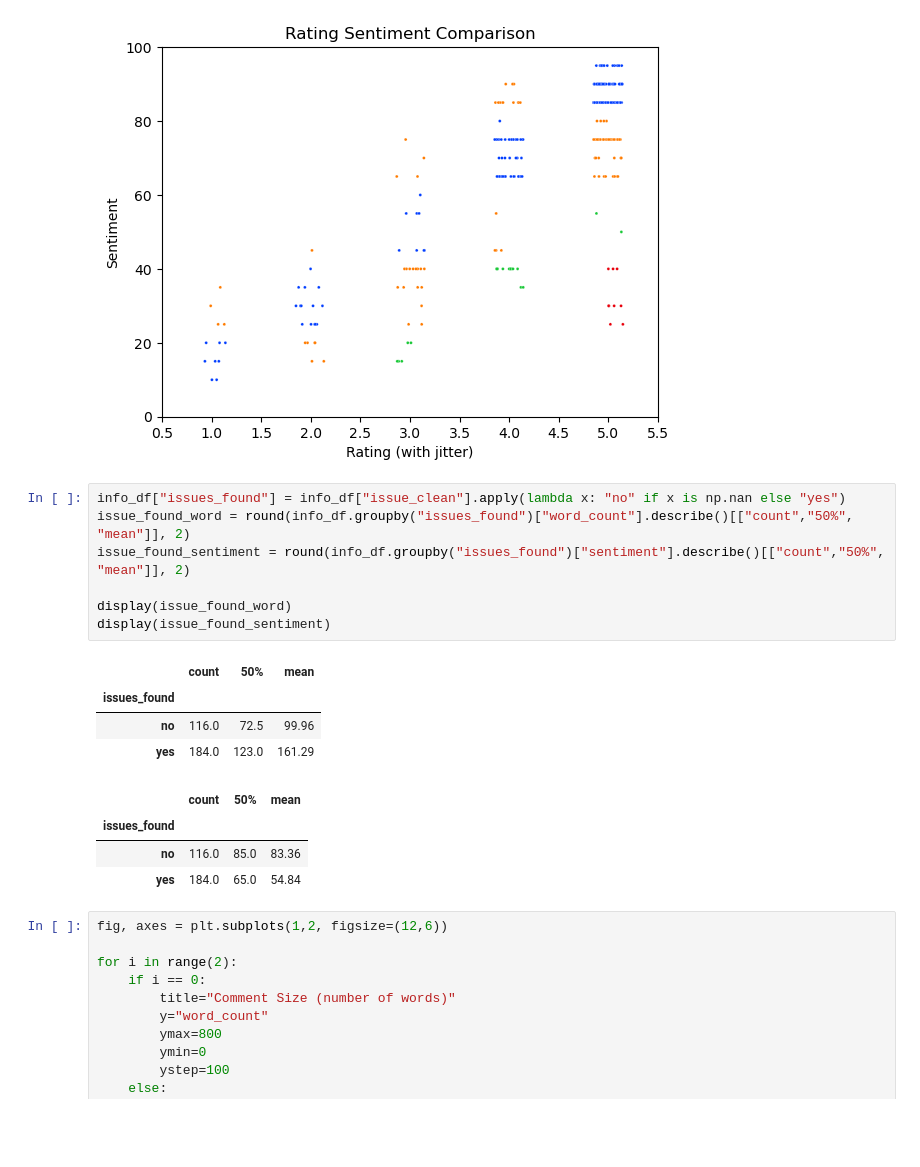
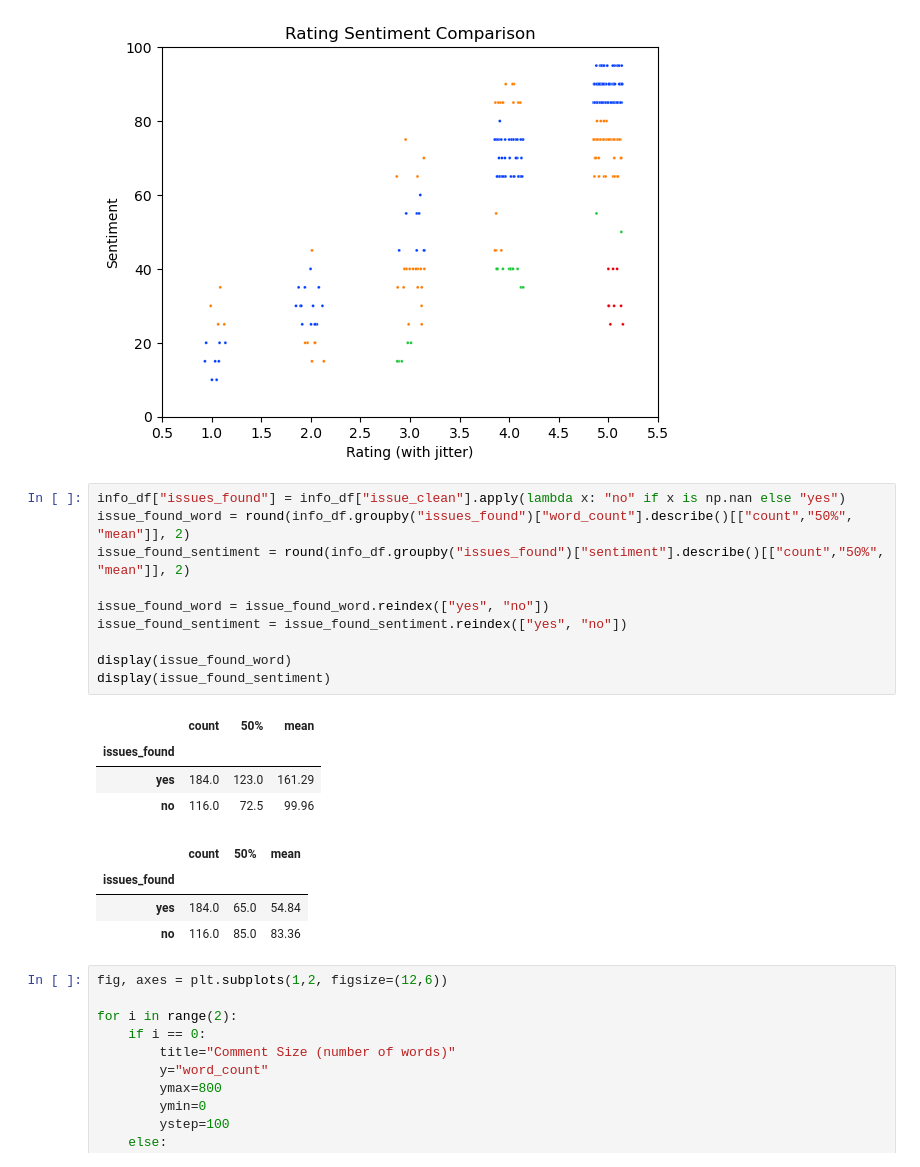
Before and after one commit to evanpaddock/MIS501_PA4, a Jupyter notebook: PA4.ipynb, the cells around one changed output. Saved outputs shown, nothing was run; the diff lists cells and outputs as text; blank space fills up the shorter version.

```diff
--- a/PA4.ipynb
+++ b/PA4.ipynb
@@ -187,19 +186,22 @@ plt.show()
 # %%
 info_df["issues_found"] = info_df["issue_clean"].apply(lambda x: "no" if x is np.nan else "yes")
 issue_found_word = round(info_df.groupby("issues_found")["word_count"].describe()[["count","50%", "mean"]], 2)
 issue_found_sentiment = round(info_df.groupby("issues_found")["sentiment"].describe()[["count","50%", "mean"]], 2)
 
+issue_found_word = issue_found_word.reindex(["yes", "no"])
+issue_found_sentiment = issue_found_sentiment.reindex(["yes", "no"])
+
 display(issue_found_word)
 display(issue_found_sentiment)
 # %% [output]
 |  | count | 50% | mean |
 | issues_found |  |  |  |
+| yes | 184.0 | 123.0 | 161.29 |
 | no | 116.0 | 72.5 | 99.96 |
-| yes | 184.0 | 123.0 | 161.29 |
 |  | count | 50% | mean |
 | issues_found |  |  |  |
+| yes | 184.0 | 65.0 | 54.84 |
 | no | 116.0 | 85.0 | 83.36 |
-| yes | 184.0 | 65.0 | 54.84 |
 # %%
 fig, axes = plt.subplots(1,2, figsize=(12,6))
 
```
Also changed, not shown: parts of 4 cells of this notebook.
